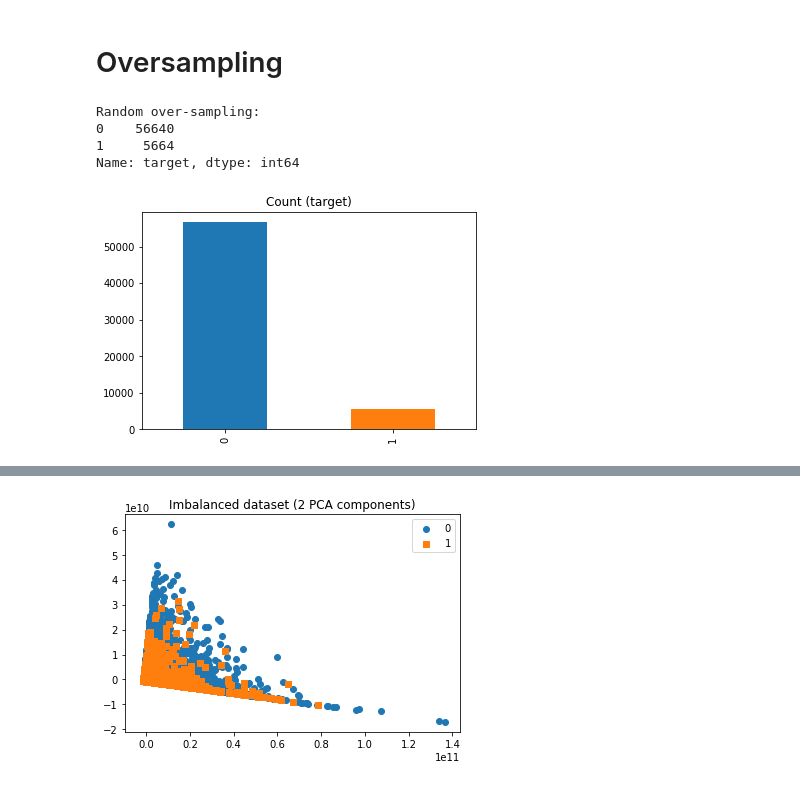
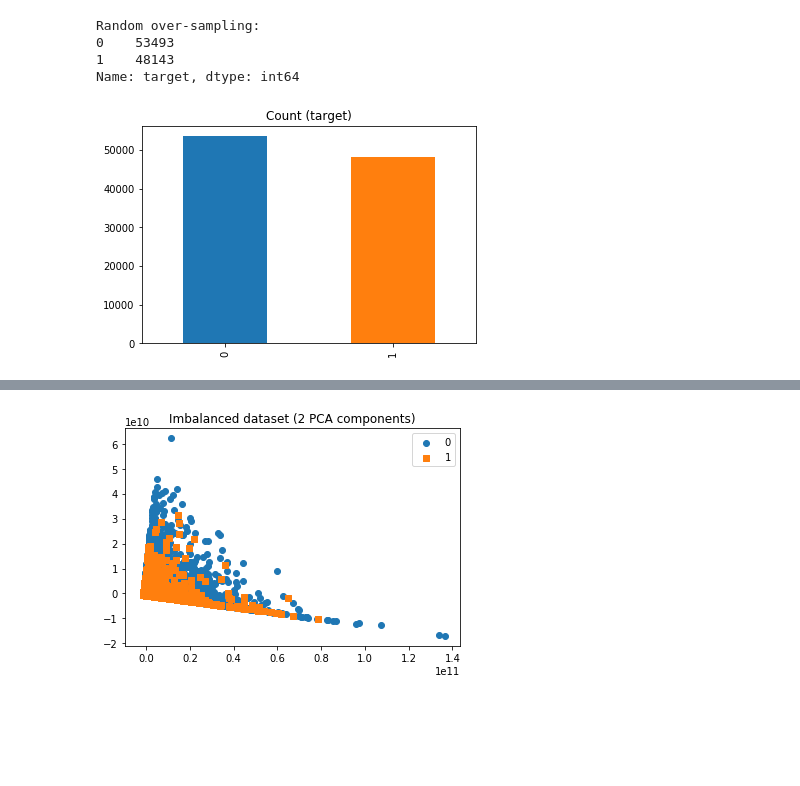
Before and after one commit to linkyeu/music, a Jupyter notebook: Unbalanced_data.ipynb, the cells around one changed output, grey strips where cells are left out. Drawn from its saved outputs; the diff is of its cells as text; code cells hidden in the pictures; blank space fills up the shorter version.

```diff
--- a/Unbalanced_data.ipynb
+++ b/Unbalanced_data.ipynb
@@ -88,0 +85,15 @@ print(f'Размер тестовой выборки после обработк
+# %%
+# Для валидации нам нужна отложенная выборка.
+train_idxs, holdout_idxs, _, _ = train_test_split(train.index.values,
+                                                train.target.values,
+                                                stratify=train.target.values,
+                                                test_size=0.2,
+
+                                                random_state=SEED)
+holdout = train.iloc[holdout_idxs, :].copy()
+holdout.reset_index(inplace=True, drop=True)
+train = train.iloc[train_idxs, :].copy()
+train.reset_index(inplace=True, drop=True)
+
+print(f'Обучающая выборка : {train.shape}')
+print(f'Отложенная выборка : {holdout.shape}')
@@ -162,16 +269,14 @@ Name: target, dtype: int64
-# %% [markdown]
-# Oversampling
 # %%
-df_class_1_over = df_class_1.sample(int(count_class_0 * 0.1), replace=True)
+df_class_1_over = df_class_1.sample(int(count_class_0 * 0.9), replace=True)
 df_test_over = pd.concat([df_class_0, df_class_1_over], axis=0)
 
 print('Random over-sampling:')
 print(df_test_over.target.value_counts())
 
 df_test_over.target.value_counts().plot(kind='bar', title='Count (target)');
 # %% [output]
 Random over-sampling:
-0    56640
-1     5664
+0    53493
+1    48143
 Name: target, dtype: int64
-[figure, old version]
+[figure, new version]
```
Also changed, not shown: parts of 24 cells of this notebook, 10 other files.
